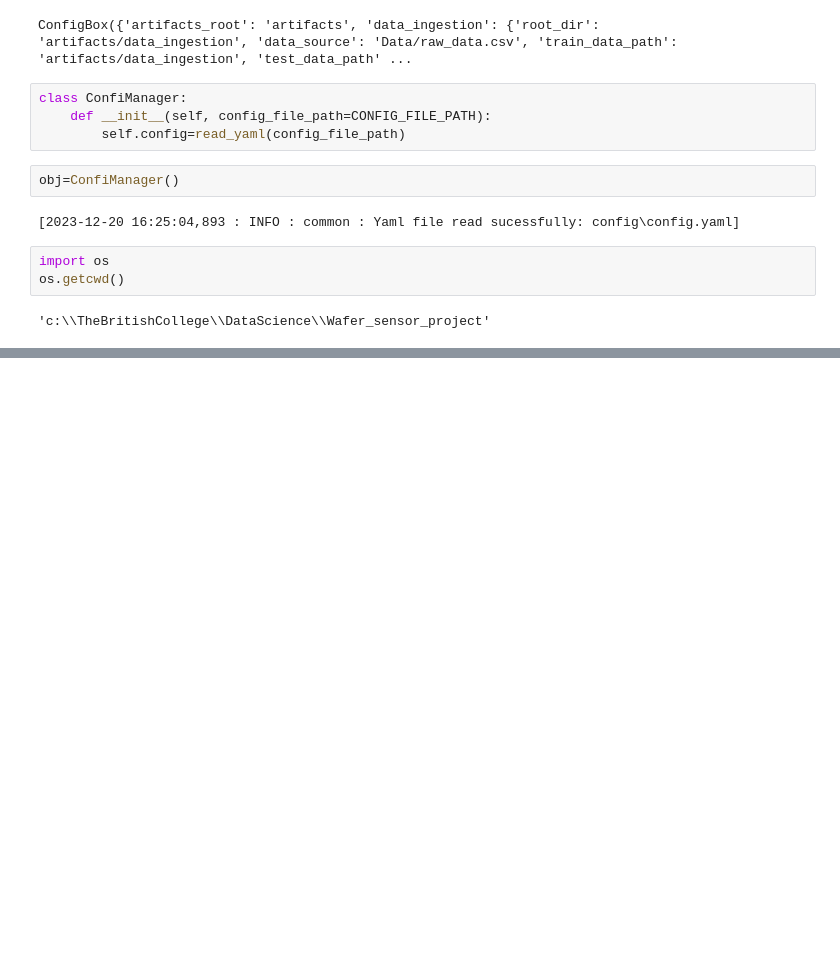
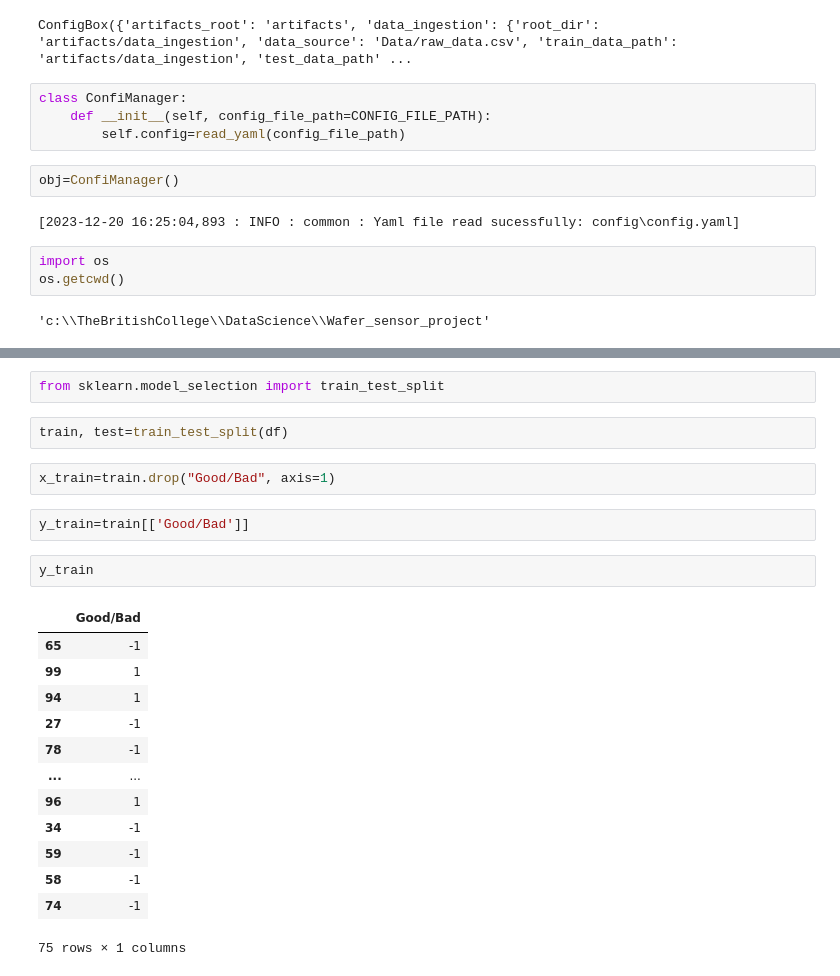
Before and after one commit to Abhikkumar619/Wafer_sensor_project, a Jupyter notebook: research/Experiment.ipynb, the cells around one changed output, grey strips where cells are left out. Cells and saved outputs as stored; diff of their text form; blank space fills up the shorter version.

```diff
--- a/research/Experiment.ipynb
+++ b/research/Experiment.ipynb
@@ -358,0 +414,24 @@ os.getcwd()
+# %%
+from sklearn.model_selection import train_test_split
+# %%
+train, test=train_test_split(df)
+# %%
+x_train=train.drop("Good/Bad", axis=1)
+# %%
+y_train=train[['Good/Bad']]
+# %%
+y_train
+# %% [output]
+|  | Good/Bad |
+| 65 | -1 |
+| 99 | 1 |
+| 94 | 1 |
+| 27 | -1 |
+| 78 | -1 |
+| ... | ... |
+| 96 | 1 |
+| 34 | -1 |
+| 59 | -1 |
+| 58 | -1 |
+| 74 | -1 |
+75 rows × 1 columns
```
Also changed, not shown: parts of 14 cells of this notebook, 11 other files.
